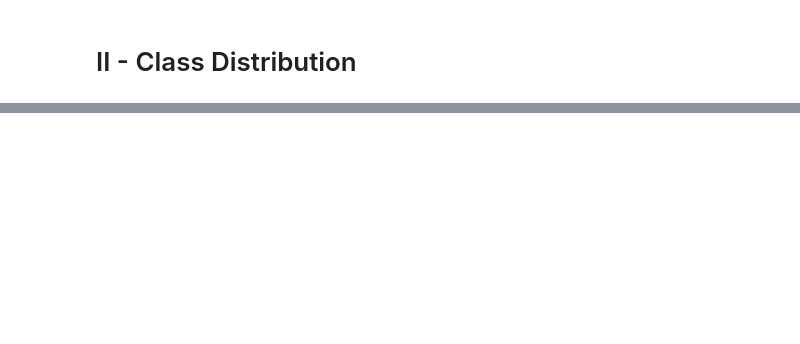
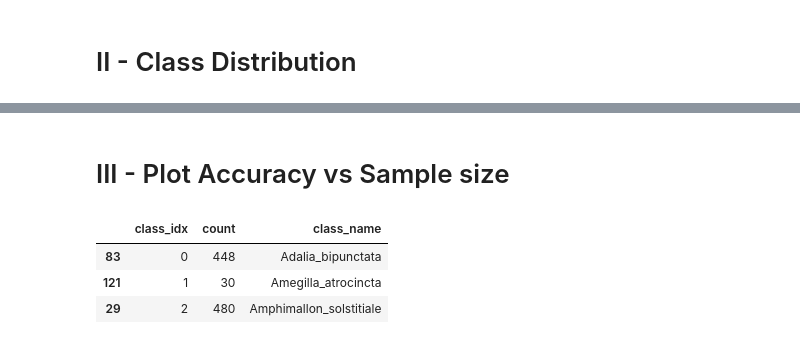
Before and after one commit to hdogan84/insect_cnn, a Jupyter notebook: notebooks/01_Data_Viz_127species.ipynb, the cells around one changed output, grey strips where cells are left out. Cells and saved outputs as stored; diff of their text form; code cells hidden in the pictures; blank space fills up the shorter version.

```diff
--- a/notebooks/01_Data_Viz_127species.ipynb
+++ b/notebooks/01_Data_Viz_127species.ipynb
@@ -97,0 +100,2 @@ plt.show()
+# %% [markdown]
+# III - <a name="classif"></a> Plot Accuracy vs Sample size
@@ -97,0 +108,8 @@ plt.show()
+# %%
+counts_by_classname = counts.sort_values(by="class_name", ascending=True)
+counts_by_classname.head(3)
+# %% [output]
+|  | class_idx | count | class_name |
+| 83 | 0 | 448 | Adalia_bipunctata |
+| 121 | 1 | 30 | Amegilla_atrocincta |
+| 29 | 2 | 480 | Amphimallon_solstitiale |
```
Also changed, not shown: parts of 8 cells of this notebook, 4 other files.
